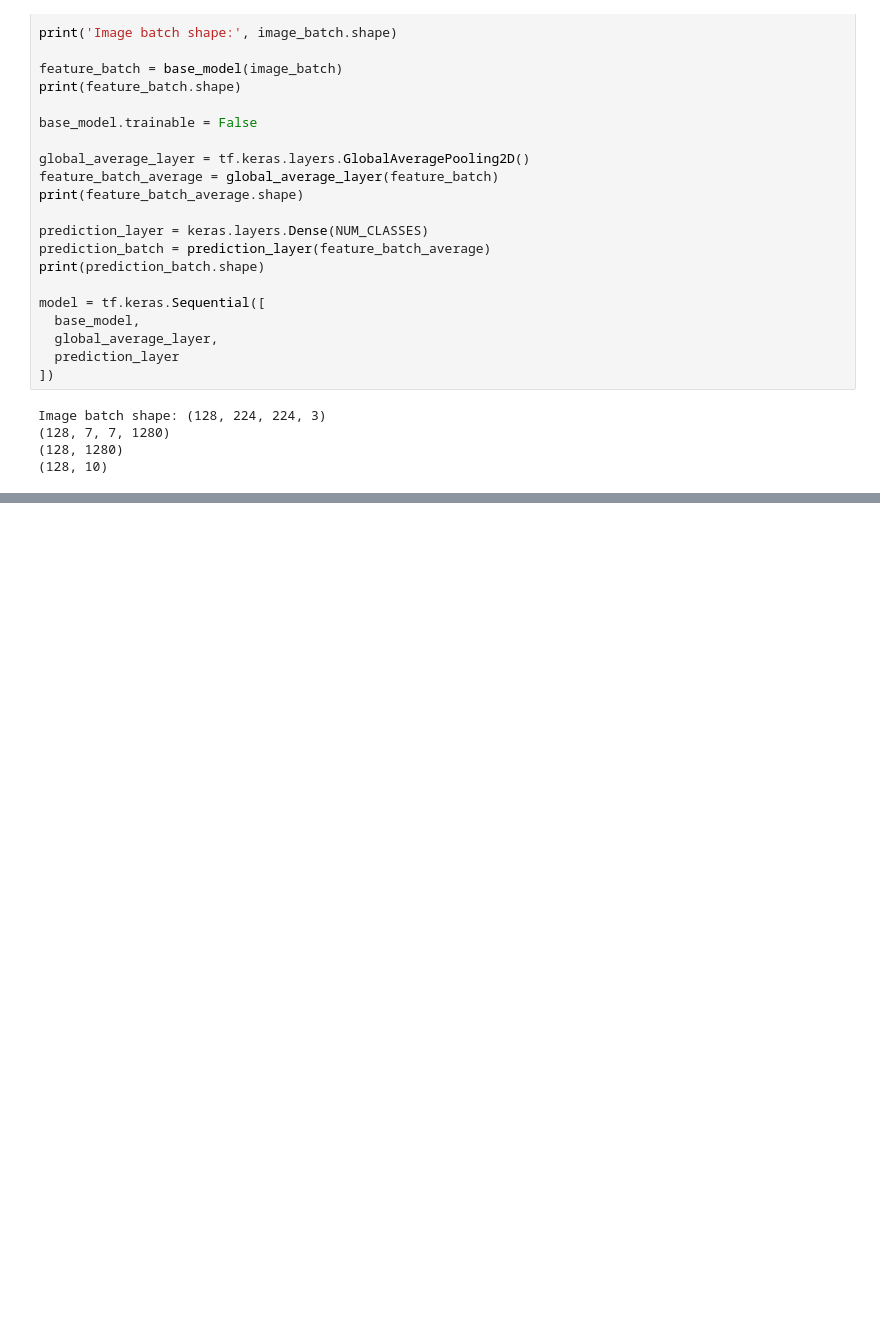
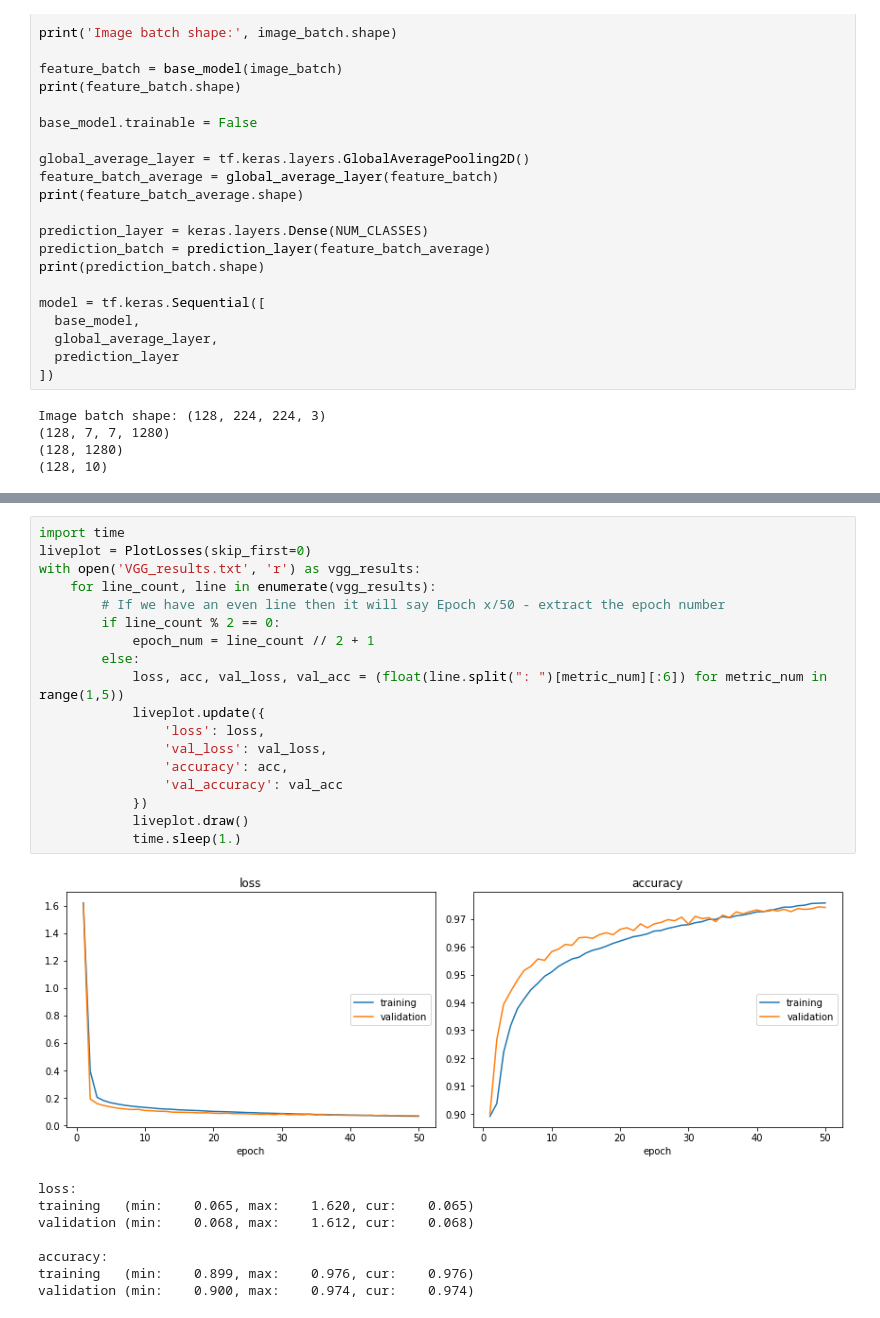
Before and after one commit to RyanDigiCat/IntrotoAITest, a Jupyter notebook: IntroToAI.ipynb, the cells around one changed output, grey strips where cells are left out. Saved outputs shown, nothing was run; the diff lists cells and outputs as text; blank space fills up the shorter version.

```diff
--- a/IntroToAI.ipynb
+++ b/IntroToAI.ipynb
@@ -596,0 +685,27 @@ def visualize_prediction(i=0):
+# %%
+import time
+liveplot = PlotLosses(skip_first=0)
+with open('VGG_results.txt', 'r') as vgg_results:
+    for line_count, line in enumerate(vgg_results):
+        # If we have an even line then it will say Epoch x/50 - extract the epoch number
+        if line_count % 2 == 0:
+            epoch_num = line_count // 2 + 1
+        else:
+            loss, acc, val_loss, val_acc = (float(line.split(": ")[metric_num][:6]) for metric_num in range(1,5))
+            liveplot.update({
+                'loss': loss,
+                'val_loss': val_loss,
+                'accuracy': acc,
+                'val_accuracy': val_acc
+            })
+            liveplot.draw()
+            time.sleep(1.)
+# %% [output]
+[figure, added]
+loss:
+training   (min:    0.065, max:    1.620, cur:    0.065)
+validation (min:    0.068, max:    1.612, cur:    0.068)
+
+accuracy:
+training   (min:    0.899, max:    0.976, cur:    0.976)
+validation (min:    0.900, max:    0.974, cur:    0.974)
```
Also changed, not shown: parts of 26 cells of this notebook, 2 other files.
